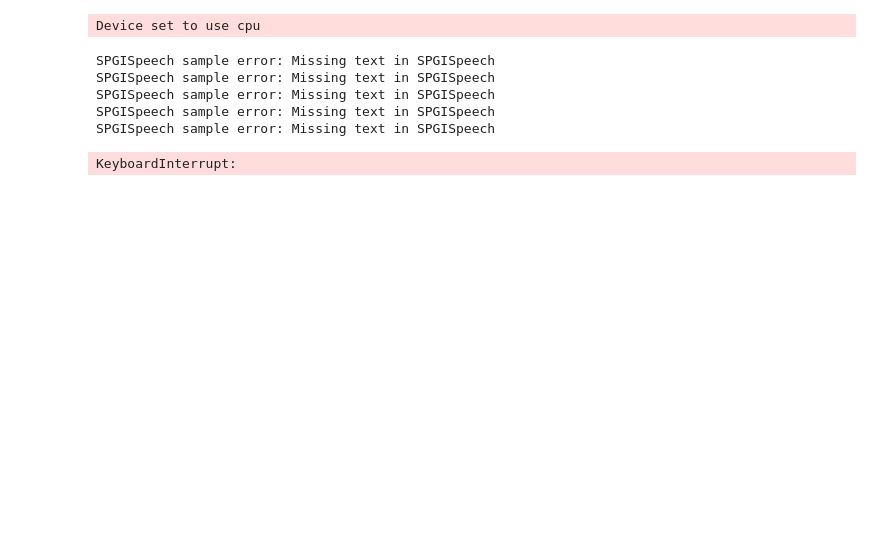
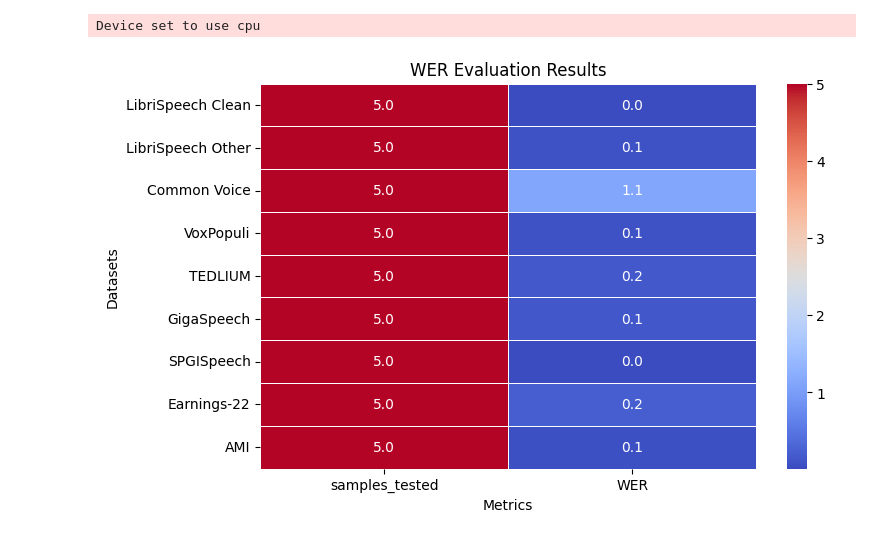
Before and after one commit to hissain/awesome_bangla_asr, a Jupyter notebook: eval/eval_all_ds.ipynb, the cells around one changed output. Saved outputs shown, nothing was run; the diff lists cells and outputs as text; code cells hidden in the pictures; blank space fills up the shorter version.

```diff
--- a/eval/eval_all_ds.ipynb
+++ b/eval/eval_all_ds.ipynb
@@ -5,6 +5,9 @@ from datasets import load_dataset
 import jiwer
 from tqdm import tqdm
 import pandas as pd
+import matplotlib.pyplot as plt
+import seaborn as sns
+
 import warnings
 
 # Suppress warnings
@@ -59,7 +62,7 @@ DATASET_CONFIG = [
     {"name": "AMI", "path": "edinburghcstr/ami", "config": "ihm", "split": "test", "text_key": "text"}
 ]
 
-def evaluate_dataset(dataset_config, max_samples=2):
+def evaluate_dataset(dataset_config, max_samples=5):
     try:
         dataset = load_dataset(
             dataset_config["path"],
@@ -96,39 +99,38 @@ def evaluate_dataset(dataset_config, max_samples=2):
 
             references.append(text.strip())
             predictions.append(prediction)
 
         except Exception as e:
             print(f"{dataset_config['name']} sample error: {str(e)}")
             continue
 
     if len(references) == 0:
         return None
 
     return {
         "dataset": dataset_config["name"],
         "samples_tested": len(references),
         "WER": calculate_wer(references, predictions)
     }
 
-# Run evaluation
 results = []
 for config in DATASET_CONFIG:
     result = evaluate_dataset(config, max_samples=5)
     if result:
         results.append(result)
 
 # Display results
 if results:
     df = pd.DataFrame(results)
-    print("\nEvaluation Results:")
-    print(df[["dataset", "samples_tested", "WER"]].round(3))
+    df.set_index("dataset", inplace=True)
+    plt.figure(figsize=(8, 5))
+    sns.heatmap(df, annot=True, fmt=".1f", cmap="coolwarm", linewidths=0.5)
+    plt.title("WER Evaluation Results")
+    plt.xlabel("Metrics")
+    plt.ylabel("Datasets")
+    plt.show()
 else:
     print("No results to display")
 # %% [output]
 Device set to use cpu
-SPGISpeech sample error: Missing text in SPGISpeech
-SPGISpeech sample error: Missing text in SPGISpeech
-SPGISpeech sample error: Missing text in SPGISpeech
-SPGISpeech sample error: Missing text in SPGISpeech
-SPGISpeech sample error: Missing text in SPGISpeech
-KeyboardInterrupt:
+[figure, added]
```
Also changed, not shown: 1 other file.
